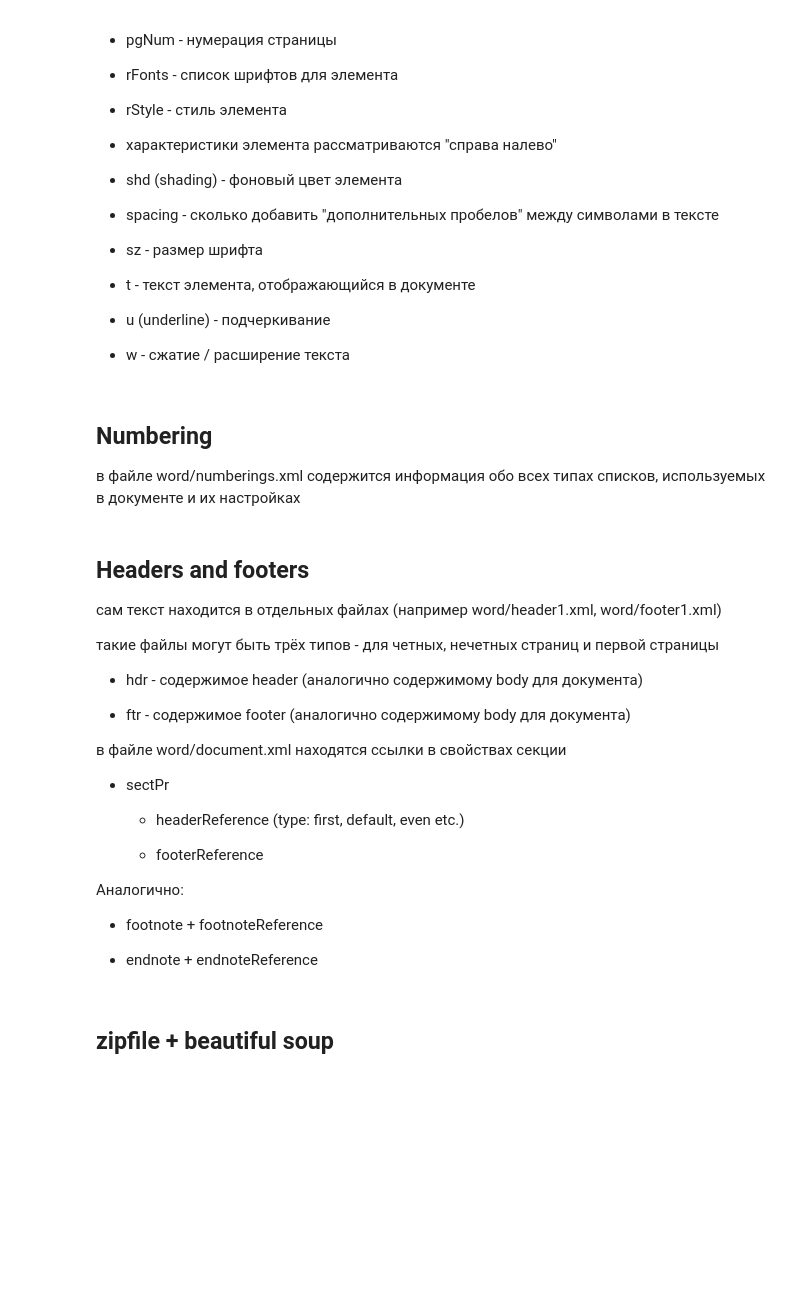
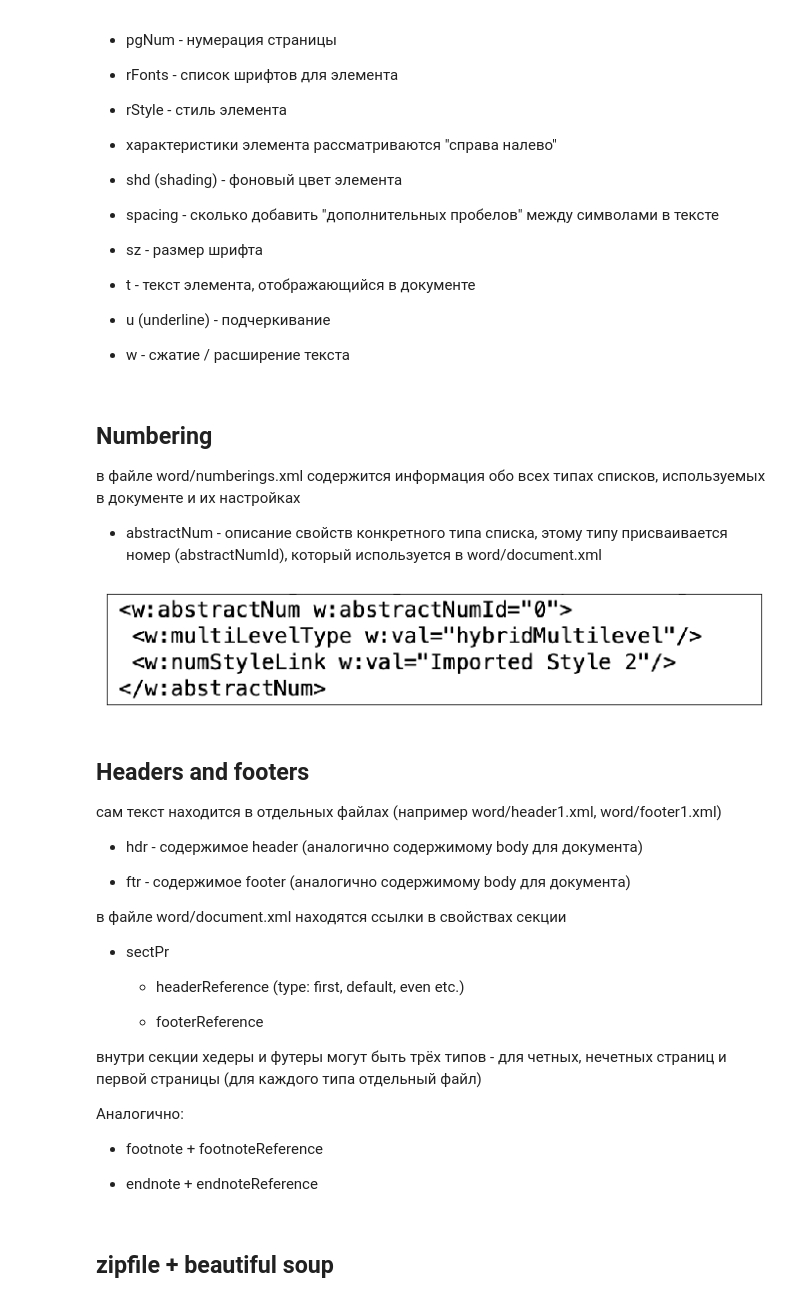
Before and after one commit to NastyBoget/DOCXParser, a Jupyter notebook: docx_reader.ipynb, the cells around one changed output. Cells and saved outputs as stored; diff of their text form; code cells hidden in the pictures; blank space fills up the shorter version.

```diff
--- a/docx_reader.ipynb
+++ b/docx_reader.ipynb
@@ -175,12 +181,16 @@ rPr - свойства элемента
 ## Numbering
 
 в файле word/numberings.xml содержится информация обо всех типах списков, используемых в документе и их настройках
+
+* abstractNum - описание свойств конкретного типа списка, этому типу присваивается номер (abstractNumId), который используется в word/document.xml
+# %%
+show_img('examples/numbering_example.png')
+# %% [output]
+[figure, added]
 # %% [markdown]
 ## Headers and footers
 
 сам текст находится в отдельных файлах (например word/header1.xml, word/footer1.xml)
-
-такие файлы могут быть трёх типов - для четных, нечетных страниц и первой страницы
 
 * hdr - содержимое header (аналогично содержимому body для документа)
 
@@ -194,6 +204,8 @@ rPr - свойства элемента
 
     * footerReference
 
+внутри секции хедеры и футеры могут быть трёх типов - для четных, нечетных страниц и первой страницы (для каждого типа отдельный файл)
+
 Аналогично:
 
 * footnote + footnoteReference
```
Also changed, not shown: parts of 28 cells of this notebook, 11 other files.
